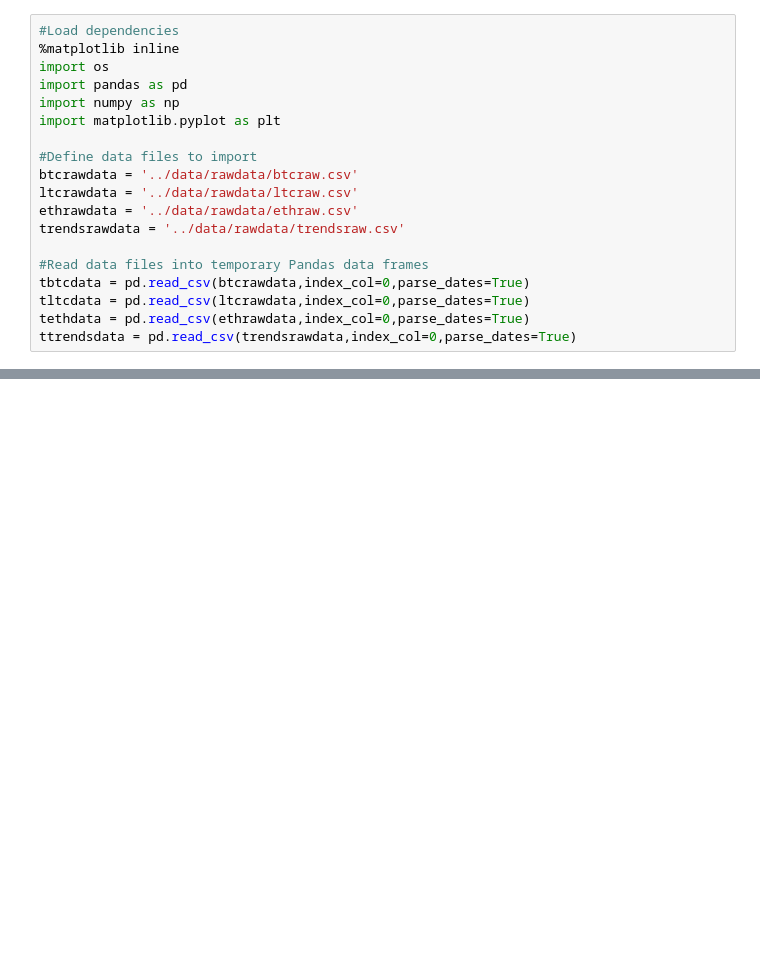
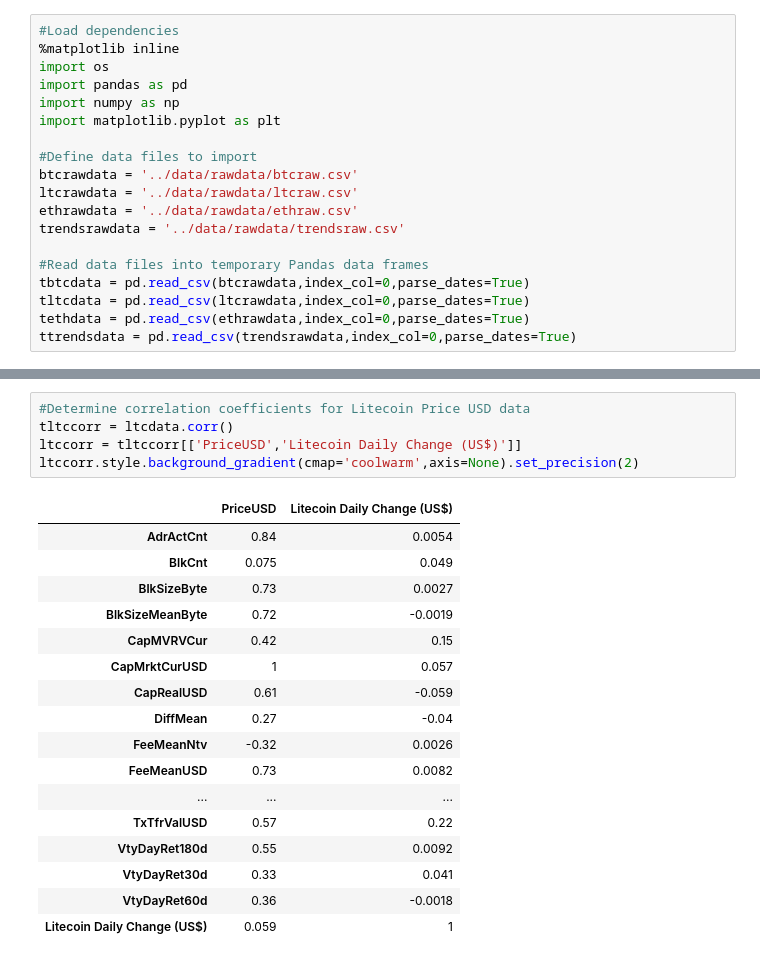
Before and after one commit to fpwirth/Data-Analytics-Project-1, a Jupyter notebook: notebooks/Philipanalysisnotebook.ipynb, the cells around one changed output, grey strips where cells are left out. Drawn from its saved outputs; the diff is of its cells as text; blank space fills up the shorter version.

```diff
--- a/notebooks/Philipanalysisnotebook.ipynb
+++ b/notebooks/Philipanalysisnotebook.ipynb
@@ -99,0 +113,23 @@ Name: PriceUSD, dtype: float64
+# %%
+#Determine correlation coefficients for Litecoin Price USD data
+tltccorr = ltcdata.corr()
+ltccorr = tltccorr[['PriceUSD','Litecoin Daily Change (US$)']]
+ltccorr.style.background_gradient(cmap='coolwarm',axis=None).set_precision(2)
+# %% [output]
+|  | PriceUSD | Litecoin Daily Change (US$) |
+| AdrActCnt | 0.84 | 0.0054 |
+| BlkCnt | 0.075 | 0.049 |
+| BlkSizeByte | 0.73 | 0.0027 |
+| BlkSizeMeanByte | 0.72 | -0.0019 |
+| CapMVRVCur | 0.42 | 0.15 |
+| CapMrktCurUSD | 1 | 0.057 |
+| CapRealUSD | 0.61 | -0.059 |
+| DiffMean | 0.27 | -0.04 |
+| FeeMeanNtv | -0.32 | 0.0026 |
+| FeeMeanUSD | 0.73 | 0.0082 |
+| ... | ... | ... |
+| TxTfrValUSD | 0.57 | 0.22 |
+| VtyDayRet180d | 0.55 | 0.0092 |
+| VtyDayRet30d | 0.33 | 0.041 |
+| VtyDayRet60d | 0.36 | -0.0018 |
+| Litecoin Daily Change (US$) | 0.059 | 1 |
```
Also changed, not shown: parts of 22 cells of this notebook.
